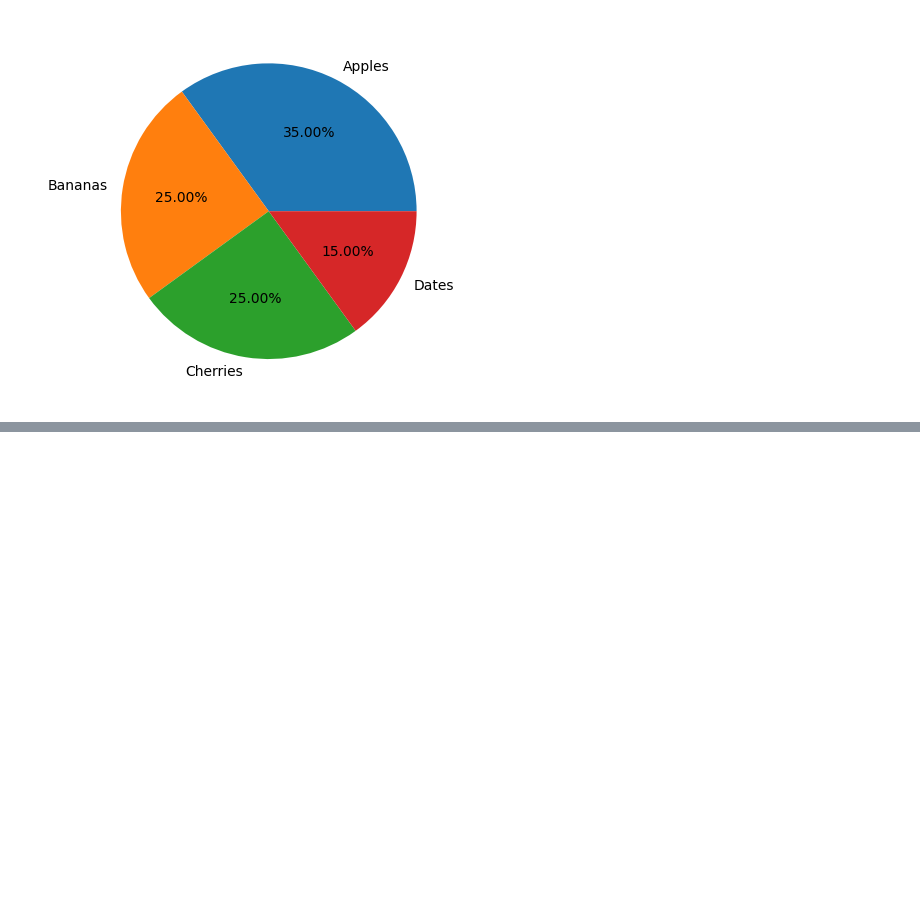
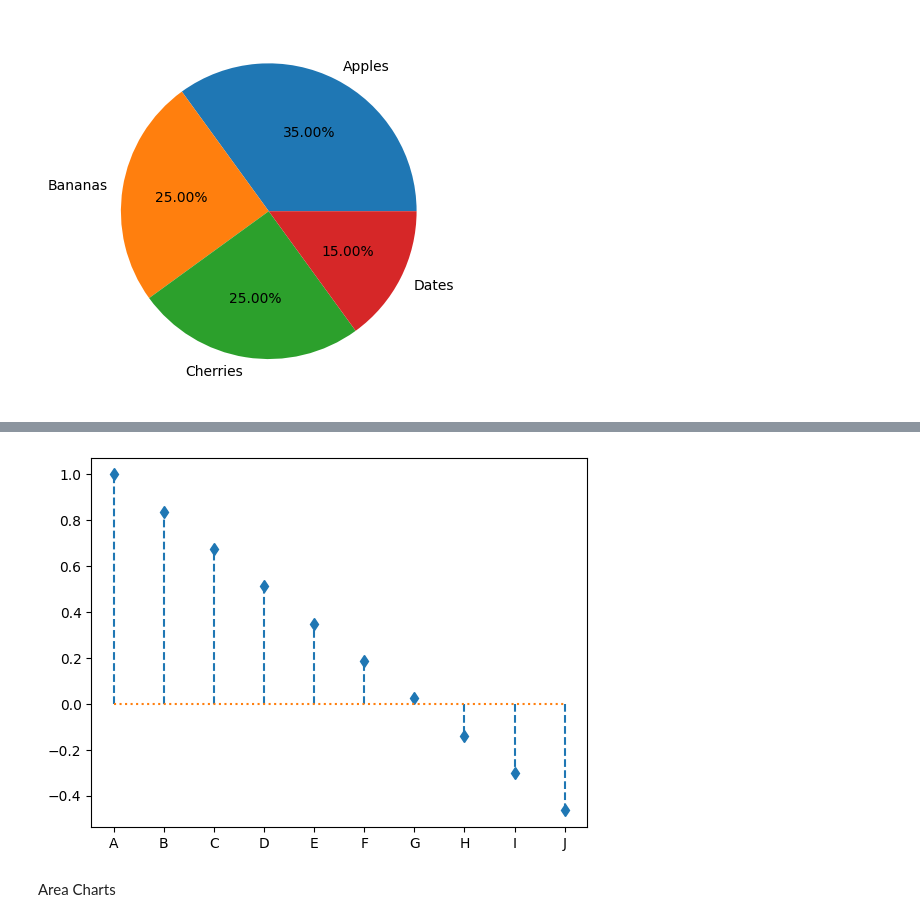
Before and after one commit to Chetana10r/Python_for_DS, a Jupyter notebook: Visualization.ipynb, the cells around one changed output, grey strips where cells are left out. Saved outputs shown, nothing was run; the diff lists cells and outputs as text; code cells hidden in the pictures; blank space fills up the shorter version.

```diff
--- a/Visualization.ipynb
+++ b/Visualization.ipynb
@@ -402,0 +431,13 @@ plt.show()
+# %%
+import matplotlib.pyplot as plt
+import numpy as np
+
+x=['A','B','C','D','E','F','G','H','I','J']
+y=np.linspace(1,(np.log(0.2*np.pi)),10)
+
+plt.stem(x,y,markerfmt='d',linefmt='--',basefmt=':')
+plt.show()
+# %% [output]
+[figure, added]
+# %% [markdown]
+Area Charts
```
Also changed, not shown: parts of 24 cells of this notebook, 3 other files.
